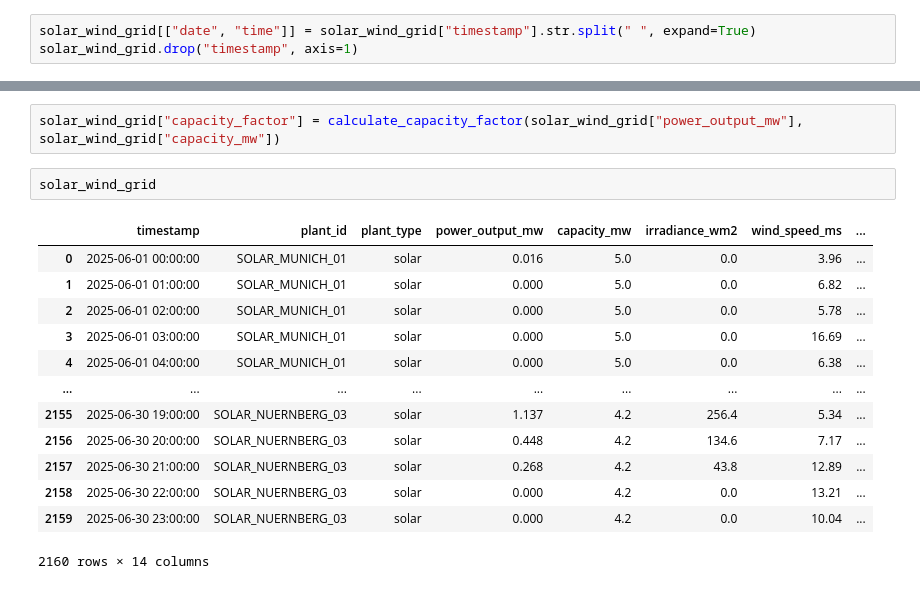
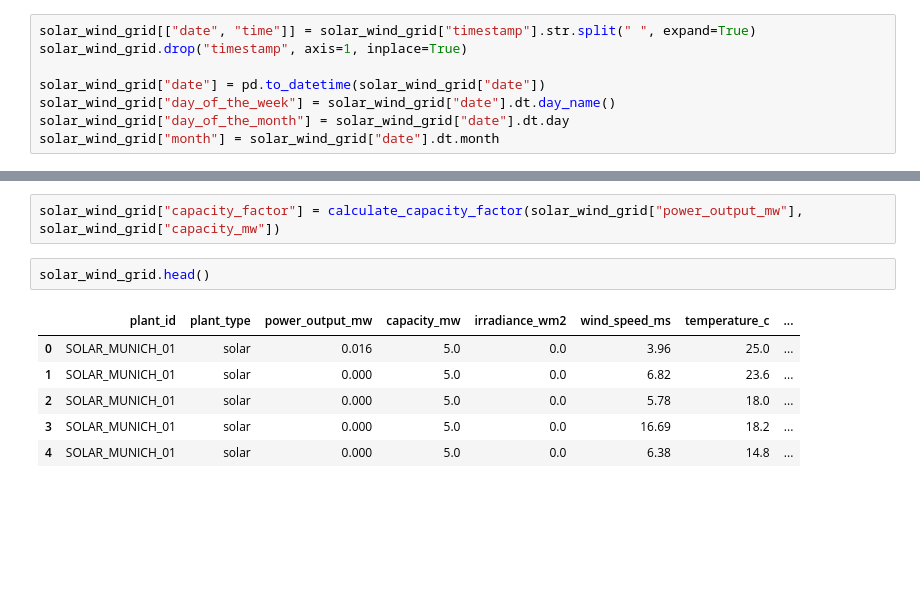
Before and after one commit to TimonLudwig1/Advanced-Data-Science-Portfolio, a Jupyter notebook: Bavarian Energy Grid Analytics/bavarian_energy_grid.ipynb, the cells around one changed output, grey strips where cells are left out. Cells and saved outputs as stored; diff of their text form; blank space fills up the shorter version.

```diff
--- a/Bavarian Energy Grid Analytics/bavarian_energy_grid.ipynb
+++ b/Bavarian Energy Grid Analytics/bavarian_energy_grid.ipynb
@@ -65,4 +75,9 @@ solar_wind_grid.head()
 seperate date and hour for tidy data format:
 # %%
 solar_wind_grid[["date", "time"]] = solar_wind_grid["timestamp"].str.split(" ", expand=True)
-solar_wind_grid.drop("timestamp", axis=1)
+solar_wind_grid.drop("timestamp", axis=1, inplace=True)
+
+solar_wind_grid["date"] = pd.to_datetime(solar_wind_grid["date"])
+solar_wind_grid["day_of_the_week"] = solar_wind_grid["date"].dt.day_name()
+solar_wind_grid["day_of_the_month"] = solar_wind_grid["date"].dt.day
+solar_wind_grid["month"] = solar_wind_grid["date"].dt.month
@@ -102,18 +103,11 @@ def calculate_capacity_factor(actual_output, rated_capacity):
 # %%
 solar_wind_grid["capacity_factor"] = calculate_capacity_factor(solar_wind_grid["power_output_mw"], solar_wind_grid["capacity_mw"])
 # %%
-solar_wind_grid
+solar_wind_grid.head()
 # %% [output]
-|  | timestamp | plant_id | plant_type | power_output_mw | capacity_mw | irradiance_wm2 | wind_speed_ms | ... |
-| 0 | 2025-06-01 00:00:00 | SOLAR_MUNICH_01 | solar | 0.016 | 5.0 | 0.0 | 3.96 | ... |
-| 1 | 2025-06-01 01:00:00 | SOLAR_MUNICH_01 | solar | 0.000 | 5.0 | 0.0 | 6.82 | ... |
-| 2 | 2025-06-01 02:00:00 | SOLAR_MUNICH_01 | solar | 0.000 | 5.0 | 0.0 | 5.78 | ... |
-| 3 | 2025-06-01 03:00:00 | SOLAR_MUNICH_01 | solar | 0.000 | 5.0 | 0.0 | 16.69 | ... |
-| 4 | 2025-06-01 04:00:00 | SOLAR_MUNICH_01 | solar | 0.000 | 5.0 | 0.0 | 6.38 | ... |
-| ... | ... | ... | ... | ... | ... | ... | ... | ... |
-| 2155 | 2025-06-30 19:00:00 | SOLAR_NUERNBERG_03 | solar | 1.137 | 4.2 | 256.4 | 5.34 | ... |
-| 2156 | 2025-06-30 20:00:00 | SOLAR_NUERNBERG_03 | solar | 0.448 | 4.2 | 134.6 | 7.17 | ... |
-| 2157 | 2025-06-30 21:00:00 | SOLAR_NUERNBERG_03 | solar | 0.268 | 4.2 | 43.8 | 12.89 | ... |
-| 2158 | 2025-06-30 22:00:00 | SOLAR_NUERNBERG_03 | solar | 0.000 | 4.2 | 0.0 | 13.21 | ... |
-| 2159 | 2025-06-30 23:00:00 | SOLAR_NUERNBERG_03 | solar | 0.000 | 4.2 | 0.0 | 10.04 | ... |
+|  | plant_id | plant_type | power_output_mw | capacity_mw | irradiance_wm2 | wind_speed_ms | temperature_c | ... |
+| 0 | SOLAR_MUNICH_01 | solar | 0.016 | 5.0 | 0.0 | 3.96 | 25.0 | ... |
+| 1 | SOLAR_MUNICH_01 | solar | 0.000 | 5.0 | 0.0 | 6.82 | 23.6 | ... |
+| 2 | SOLAR_MUNICH_01 | solar | 0.000 | 5.0 | 0.0 | 5.78 | 18.0 | ... |
+| 3 | SOLAR_MUNICH_01 | solar | 0.000 | 5.0 | 0.0 | 16.69 | 18.2 | ... |
+| 4 | SOLAR_MUNICH_01 | solar | 0.000 | 5.0 | 0.0 | 6.38 | 14.8 | ... |
-2160 rows × 14 columns
```
Also changed, not shown: parts of 6 cells of this notebook.
